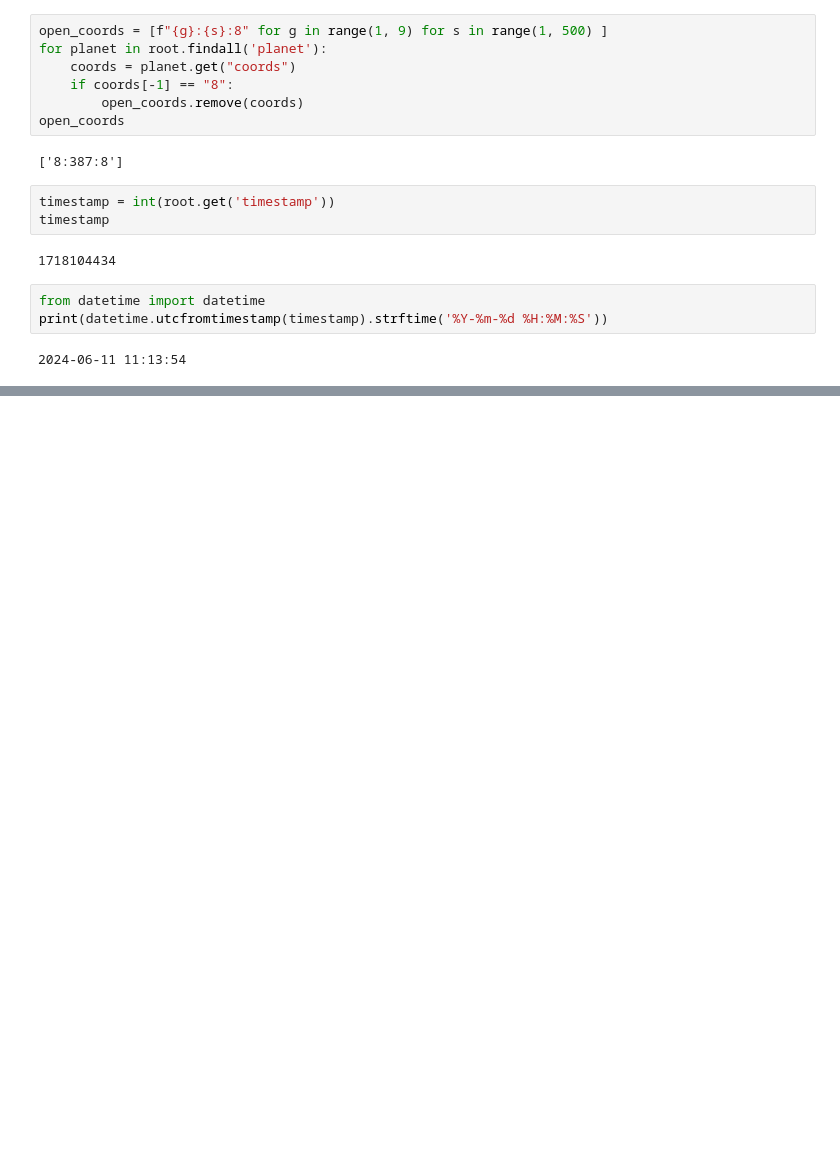
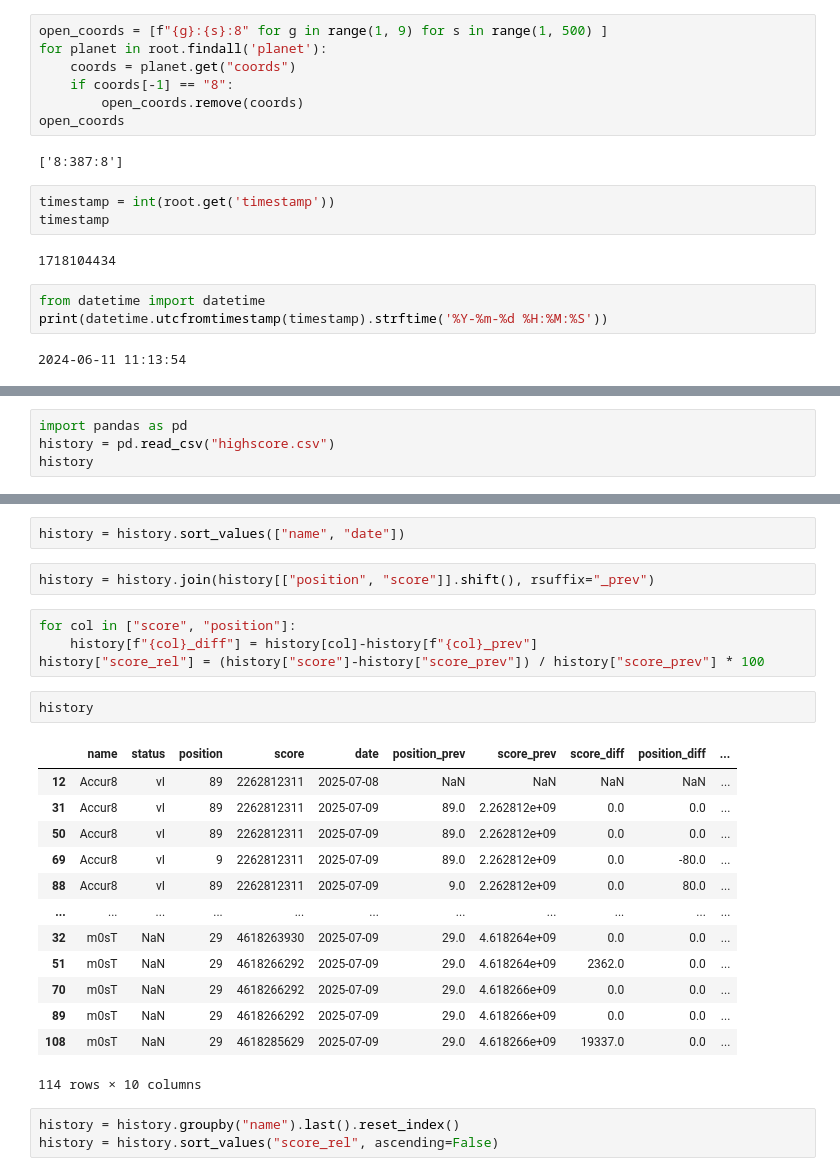
Before and after one commit to benedikt-holland/ogame-discord-webhooks, a Jupyter notebook: position_checker.ipynb, the cells around one changed output, grey strips where cells are left out. Drawn from its saved outputs; the diff is of its cells as text; blank space fills up the shorter version.

```diff
--- a/position_checker.ipynb
+++ b/position_checker.ipynb
@@ -34,0 +169,4 @@ print(datetime.utcfromtimestamp(timestamp).strftime('%Y-%m-%d %H:%M:%S'))
+# %%
+import pandas as pd
+history = pd.read_csv("highscore.csv")
+history
@@ -34,0 +187,27 @@ print(datetime.utcfromtimestamp(timestamp).strftime('%Y-%m-%d %H:%M:%S'))
+# %%
+history = history.sort_values(["name", "date"])
+# %%
+history = history.join(history[["position", "score"]].shift(), rsuffix="_prev")
+# %%
+for col in ["score", "position"]:
+    history[f"{col}_diff"] = history[col]-history[f"{col}_prev"]
+history["score_rel"] = (history["score"]-history["score_prev"]) / history["score_prev"] * 100
+# %%
+history
+# %% [output]
+|  | name | status | position | score | date | position_prev | score_prev | score_diff | position_diff | ... |
+| 12 | Accur8 | vI | 89 | 2262812311 | 2025-07-08 | NaN | NaN | NaN | NaN | ... |
+| 31 | Accur8 | vI | 89 | 2262812311 | 2025-07-09 | 89.0 | 2.262812e+09 | 0.0 | 0.0 | ... |
+| 50 | Accur8 | vI | 89 | 2262812311 | 2025-07-09 | 89.0 | 2.262812e+09 | 0.0 | 0.0 | ... |
+| 69 | Accur8 | vI | 9 | 2262812311 | 2025-07-09 | 89.0 | 2.262812e+09 | 0.0 | -80.0 | ... |
+| 88 | Accur8 | vI | 89 | 2262812311 | 2025-07-09 | 9.0 | 2.262812e+09 | 0.0 | 80.0 | ... |
+| ... | ... | ... | ... | ... | ... | ... | ... | ... | ... | ... |
+| 32 | m0sT | NaN | 29 | 4618263930 | 2025-07-09 | 29.0 | 4.618264e+09 | 0.0 | 0.0 | ... |
+| 51 | m0sT | NaN | 29 | 4618266292 | 2025-07-09 | 29.0 | 4.618264e+09 | 2362.0 | 0.0 | ... |
+| 70 | m0sT | NaN | 29 | 4618266292 | 2025-07-09 | 29.0 | 4.618266e+09 | 0.0 | 0.0 | ... |
+| 89 | m0sT | NaN | 29 | 4618266292 | 2025-07-09 | 29.0 | 4.618266e+09 | 0.0 | 0.0 | ... |
+| 108 | m0sT | NaN | 29 | 4618285629 | 2025-07-09 | 29.0 | 4.618266e+09 | 19337.0 | 0.0 | ... |
+114 rows × 10 columns
+# %%
+history = history.groupby("name").last().reset_index()
+history = history.sort_values("score_rel", ascending=False)
```
Also changed, not shown: parts of 24 cells of this notebook.
